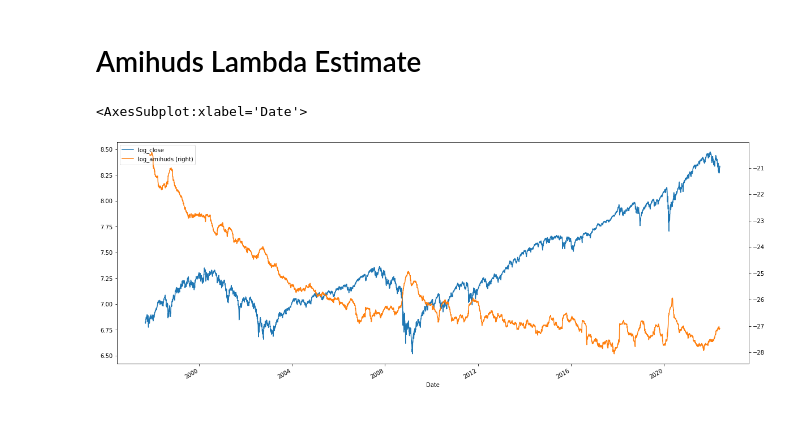
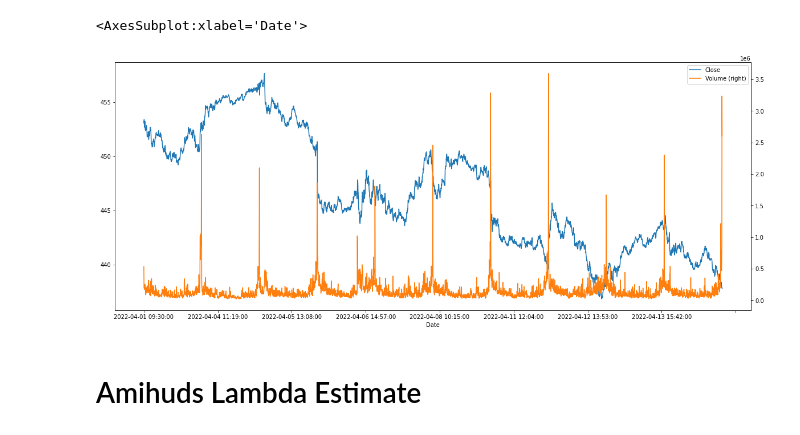
Before and after one commit to maxgao18/AFML, a Jupyter notebook: 19.7.ipynb, the cells around one changed output. Cells and saved outputs as stored; diff of their text form; code cells hidden in the pictures.

```diff
--- a/19.7.ipynb
+++ b/19.7.ipynb
@@ -16,14 +18,8 @@ data = d.fetch("data/future/daily", "ES.csv")
 data["log_close"] = np.log(data["Close"])
+# %%
+u.index_as_string(data[["Close", "Volume"]]).plot(secondary_y="Volume")
+# %% [output]
+<AxesSubplot:xlabel='Date'>
+[figure, added]
 # %% [markdown]
 # Amihuds Lambda Estimate
-# %%
-rolling_window = 50
-
-data["amihuds"], data["t_stat"] = microstructure.amihuds_lambda_estimator(
-    data, rolling_window=rolling_window, use_close_close=False, with_t_value=True
-)
-data["log_amihuds"] = np.log(data["amihuds"])
-data[["log_close", "log_amihuds"]].plot(secondary_y="log_amihuds")
-# %% [output]
-<AxesSubplot:xlabel='Date'>
-[figure, removed]
```
Also changed, not shown: parts of 5 cells of this notebook, 7 other files.
